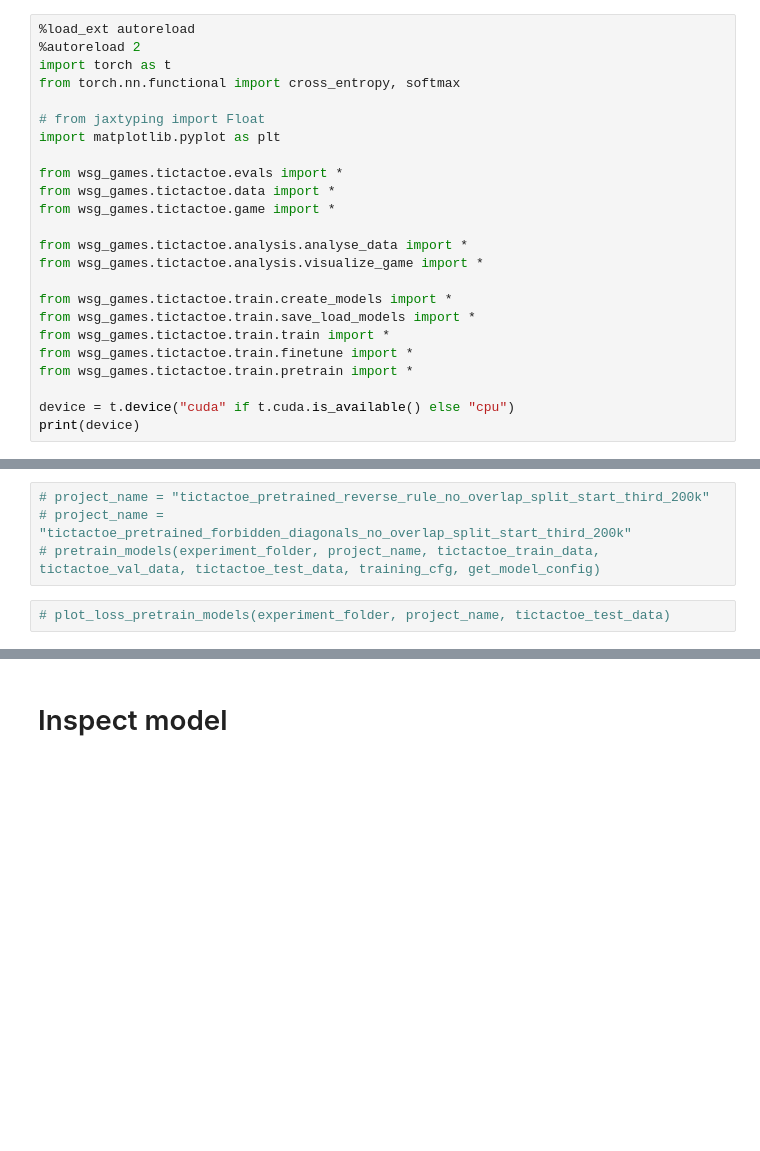
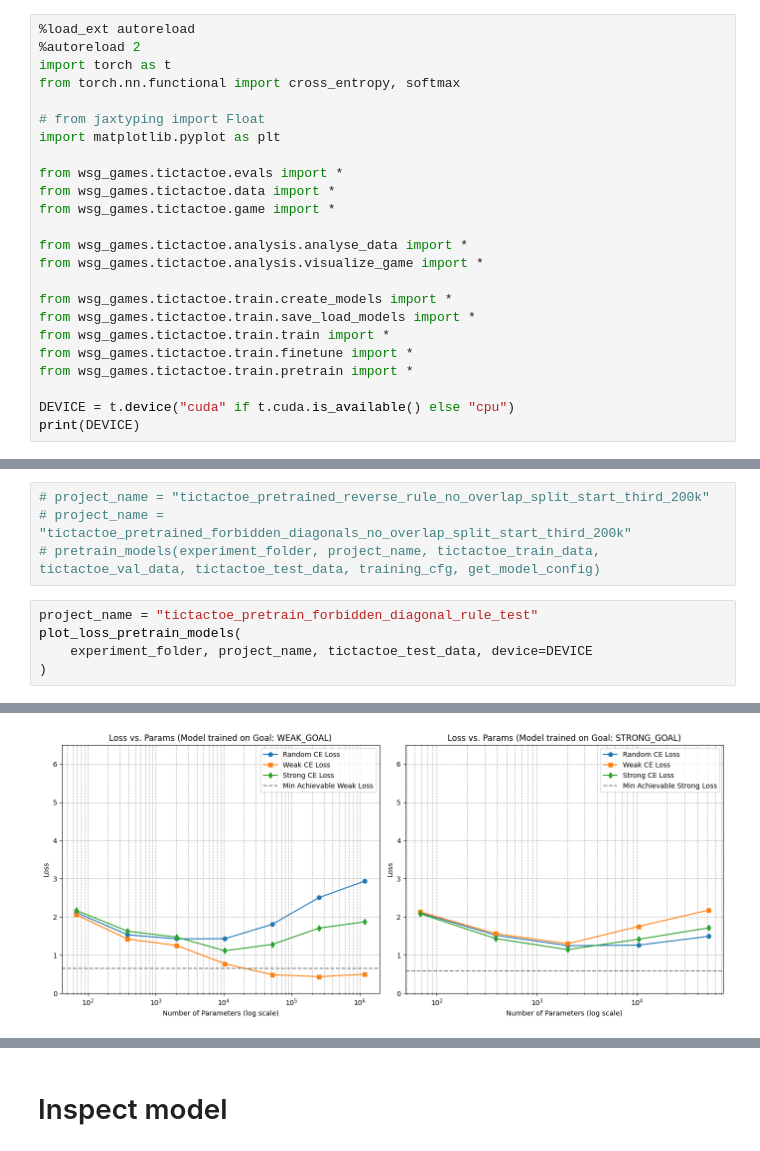
Before and after one commit to BenWilop/WSG_games, a Jupyter notebook: playground_WSG_games.ipynb, the cells around one changed output, grey strips where cells are left out. Cells and saved outputs as stored; diff of their text form; blank space fills up the shorter version.

Commit message:
Incorrect wrong rule bug

```diff
--- a/playground_WSG_games.ipynb
+++ b/playground_WSG_games.ipynb
@@ -41,6 +39,6 @@ from wsg_games.tictactoe.train.train import *
 from wsg_games.tictactoe.train.finetune import *
 from wsg_games.tictactoe.train.pretrain import *
 
-device = t.device("cuda" if t.cuda.is_available() else "cpu")
-print(device)
+DEVICE = t.device("cuda" if t.cuda.is_available() else "cpu")
+print(DEVICE)
 # %% [output]
@@ -195,4 +195,8 @@ from wsg_games.tictactoe.train.pretrain import *
 # project_name = "tictactoe_pretrained_forbidden_diagonals_no_overlap_split_start_third_200k"
 # pretrain_models(experiment_folder, project_name, tictactoe_train_data, tictactoe_val_data, tictactoe_test_data, training_cfg, get_model_config)
 # %%
-# plot_loss_pretrain_models(experiment_folder, project_name, tictactoe_test_data)
+project_name = "tictactoe_pretrain_forbidden_diagonal_rule_test"
+plot_loss_pretrain_models(
+    experiment_folder, project_name, tictactoe_test_data, device=DEVICE
+)
+# %% [output]
@@ -199,3 +220,4 @@ from wsg_games.tictactoe.train.pretrain import *
+[figure, added]
 # %%
 # project_name = "tictactoe_pretrained_reverse_rule_no_overlap_split_start_third_200k"
 # weak_model_weak_goals = load_model(project_name, "mini", Goal.WEAK_GOAL, experiment_folder)
```
Also changed, not shown: parts of 35 cells of this notebook, 3 other files.
